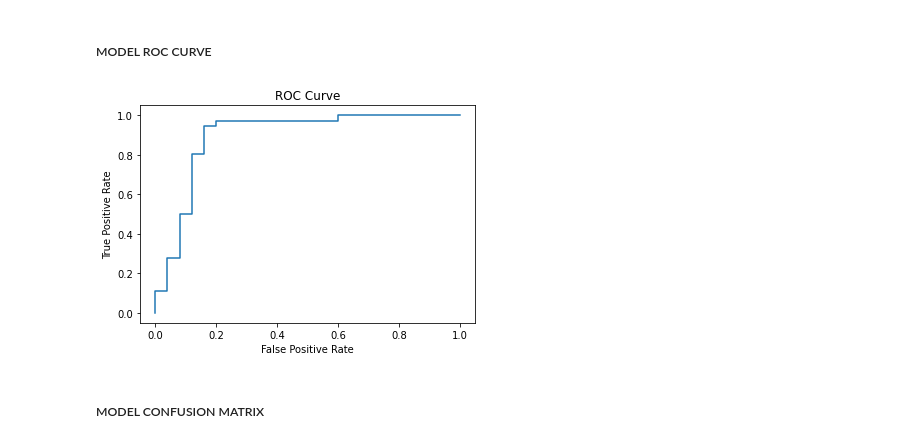
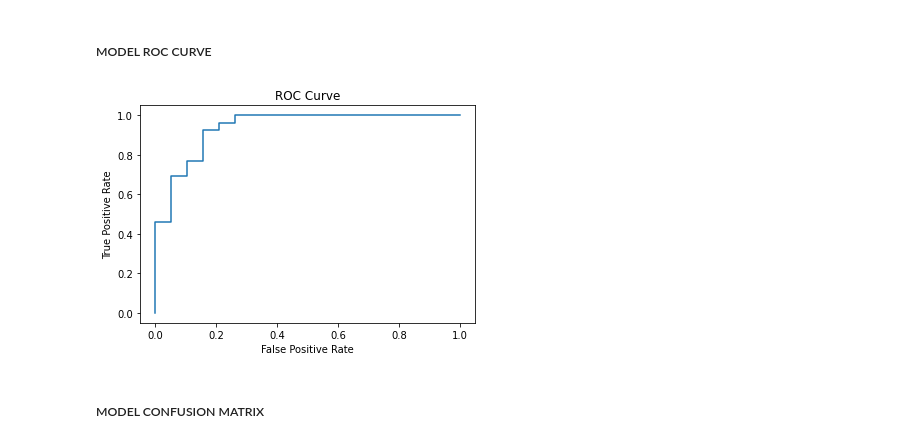
Before and after one commit to jaredpek/Heart-Disease-Classification-Model, a Jupyter notebook: HeartDiseaseModel.ipynb, the cells around one changed output. Saved outputs shown, nothing was run; the diff lists cells and outputs as text; code cells hidden in the pictures.

```diff
--- a/HeartDiseaseModel.ipynb
+++ b/HeartDiseaseModel.ipynb
@@ -77,0 +88,3 @@ Name: target, Length: 303, dtype: int64
+# %%
+logRegModel = LogisticRegression(n_jobs=-1)
+logRegModel.fit(X_train, y_train)
@@ -98,2 +114,6 @@ def train_test_score(models, xtrain, xtest, ytrain, ytest):
 # %% [markdown]
 ##### INITIALISE MODELS
+# %%
+initial_models = {"RandomForestClassifier": randForestModel,
+                  "KNeighborsClassifier": kNeighbModel,
+                  "LogisticRegression": logRegModel}
@@ -100,14 +122,10 @@ def train_test_score(models, xtrain, xtest, ytrain, ytest):
 # %%
-initial_models = {'RandomForestClassifier': RandomForestClassifier(n_jobs=-1),
-                  'KNeighborsClassifier': KNeighborsClassifier(n_jobs=-1),
-                  'LogisticRegression': LogisticRegression(n_jobs=-1)}
+print(f'''RandomForestClassifier------------
+{pd.DataFrame(initial_models["RandomForestClassifier"].get_params(), index=["Parameters"]).transpose()}
 
-print(f'''Initial Parameters:
+KNeighborsClassifier--------------
+{pd.DataFrame(initial_models["KNeighborsClassifier"].get_params(), index=["Parameters"]).transpose()}
 
-{pd.DataFrame(initial_models['RandomForestClassifier'].get_params(), index=['RandomForestClassifier']).transpose()}
-
-{pd.DataFrame(initial_models['KNeighborsClassifier'].get_params(), index=['KNeighborsClassifier']).transpose()}
-
-{pd.DataFrame(initial_models['LogisticRegression'].get_params(), index=['LogisticRegression']).transpose()}
-''')
+LogisticRegression----------------
+{pd.DataFrame(initial_models["LogisticRegression"].get_params(), index=["Parameters"]).transpose()}''')
 # %% [output]
@@ -178,0 +183,12 @@ rs_randForest = RandomizedSearchCV(estimator=initial_models['RandomForestClassif
+# %%
+gs_randForest_grid = {"n_estimators": [700, 800, 900],
+                      "max_features": ["auto", "sqrt"],
+                      "max_depth": [3, 4, 5],
+                      "min_samples_split": [8, 9, 10],
+                      "bootstrap": [True, False]}
+gs_randForest = GridSearchCV(estimator=initial_models["RandomForestClassifier"],
+                             param_grid=gs_randForest_grid,
+                             cv=5,
+                             verbose=1,
+                             n_jobs=-1)
+gs_randForest.fit(X_train, y_train)
@@ -302,14 +297,14 @@ RocAuc               0.878333
 # %% [markdown]
 ##### MODEL ROC CURVE
 # %%
-y_pred_proba = gs_logReg.predict_proba(X_test)[:, 1]
+y_pred_proba = gs_randForest.predict_proba(X_test)[:, 1]
 fpr, tpr, thresholds = roc_curve(y_test, y_pred_proba)
 plt.plot(fpr, tpr)
-plt.title('ROC Curve')
-plt.xlabel('False Positive Rate')
-plt.ylabel('True Positive Rate');
+plt.title("ROC Curve")
+plt.xlabel("False Positive Rate")
+plt.ylabel("True Positive Rate");
 # %% [output]
-[figure, old version]
+[figure, new version]
 # %% [markdown]
 ##### MODEL CONFUSION MATRIX
 # %%
```
Also changed, not shown: parts of 50 cells of this notebook, 3 other files.
